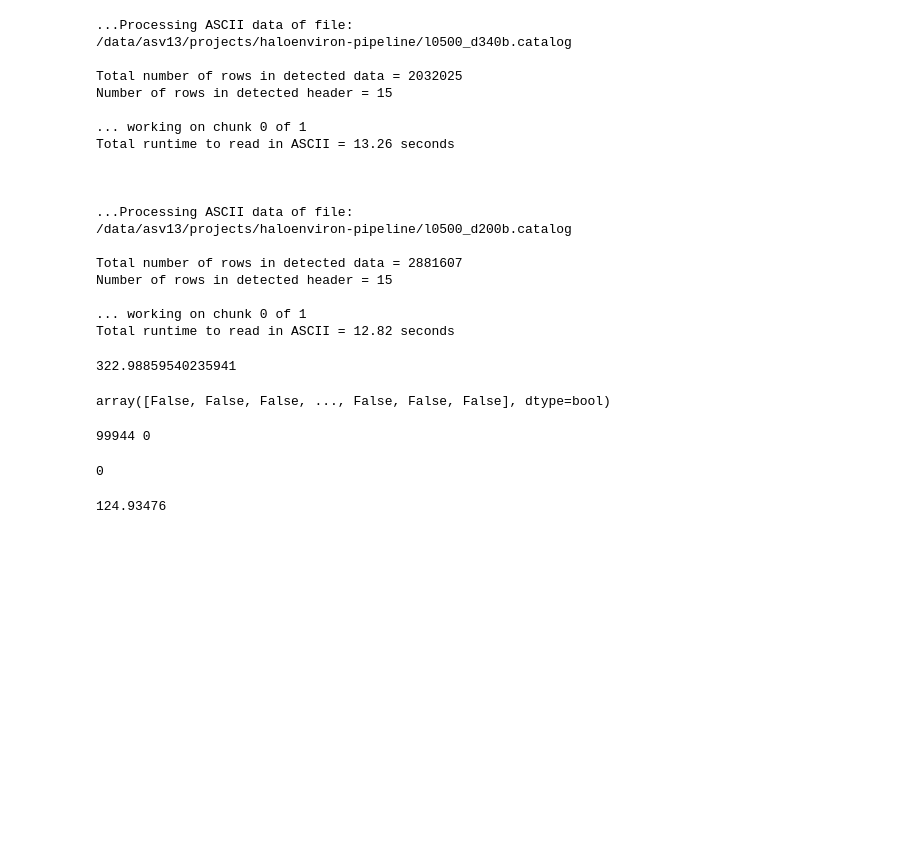
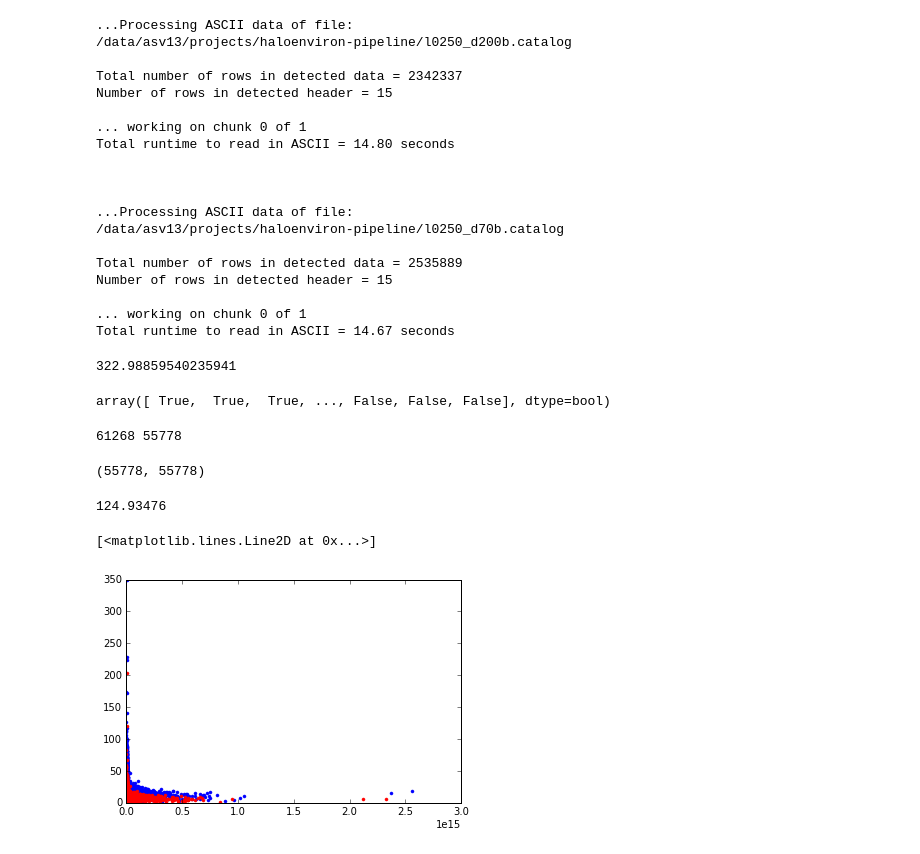
Before and after one commit to villarrealas/haloenviron-pipeline, a Jupyter notebook: CatalogMatcher.ipynb, the cells around one changed output. Drawn from its saved outputs; the diff is of its cells as text; code cells hidden in the pictures; blank space fills up the shorter version.

```diff
--- a/CatalogMatcher.ipynb
+++ b/CatalogMatcher.ipynb
@@ -13,10 +13,10 @@ import halotools.mock_observables as mo
 import halotools.sim_manager as sm
 import astropy.coordinates as coord
 # %%
-fname = './l0500_d340b.catalog' # file name to z0.0.catalog
-mthresh = 3e12  # threshold mass in Msun/h
+fname = './l0250_d200b.catalog' # file name to z0.0.catalog
+mthresh = 7e11  # threshold mass in Msun/h
 gnewton = 4.302e-6
-lbox = 500.0
+lbox = 250.0
 vhost_min = 240.0
 vrat_frac = 0.3
 vsub_min = vhost_min * vrat_frac
@@ -31,10 +31,10 @@ reader = sm.TabularAsciiReader(fname, rs_dict, row_cut_min_dict={'halo_mass':mth
                                row_cut_eq_dict={'halo_pid':-1})
 hosts_data_master = reader.read_ascii()
 
-fname = './l0500_d200b.catalog' # file name to z0.0.catalog
-mthresh = 4e12  # threshold mass in Msun/h
+fname = './l0250_d70b.catalog' # file name to z0.0.catalog
+mthresh = 9e11  # threshold mass in Msun/h
 gnewton = 4.302e-6
-lbox = 500.0
+lbox = 250.0
 vhost_min = 240.0
 vrat_frac = 0.3
 vsub_min = vhost_min * vrat_frac
@@ -50,24 +50,24 @@ reader = sm.TabularAsciiReader(fname, rs_dict, row_cut_min_dict={'halo_mass':mth
 hosts_data_matching = reader.read_ascii()
 # %% [output]
 ...Processing ASCII data of file:
-/data/asv13/projects/haloenviron-pipeline/l0500_d340b.catalog
+/data/asv13/projects/haloenviron-pipeline/l0250_d200b.catalog
 
-Total number of rows in detected data = 2032025
+Total number of rows in detected data = 2342337
 Number of rows in detected header = 15
 
 ... working on chunk 0 of 1
-Total runtime to read in ASCII = 13.26 seconds
+Total runtime to read in ASCII = 14.80 seconds
 
 
 
 ...Processing ASCII data of file:
-/data/asv13/projects/haloenviron-pipeline/l0500_d200b.catalog
+/data/asv13/projects/haloenviron-pipeline/l0250_d70b.catalog
 
-Total number of rows in detected data = 2881607
+Total number of rows in detected data = 2535889
 Number of rows in detected header = 15
 
 ... working on chunk 0 of 1
-Total runtime to read in ASCII = 12.82 seconds
+Total runtime to read in ASCII = 14.67 seconds
 # %%
 c_master = coord.SkyCoord(x=hosts_data_master['halo_x'], y=hosts_data_master['halo_y'], z=hosts_data_master['halo_z'],
                          unit='Mpc', frame='icrs', representation='cartesian')
@@ -82,20 +82,30 @@ np.percentile(sep3d,70)
 322.98859540235941
 # %%
 mask = (sep3d.value <= hosts_data_matching['halo_rvir']*.001*.1)
+othermask = idx[np.where(sep3d.value <= hosts_data_matching['halo_rvir']*.001*.1)]
 # %%
 mask
 # %% [output]
-array([False, False, False, ..., False, False, False], dtype=bool)
+array([ True,  True,  True, ..., False, False, False], dtype=bool)
 # %%
 print len(mask), np.sum(mask)
 # %% [output]
-99944 0
+61268 55778
 # %%
 matched_catalog = hosts_data_matching[np.where(mask==True)]
+matched_catalog_master = hosts_data_master[othermask]
 # %%
-len(matched_catalog)
+len(matched_catalog), len(matched_catalog_master)
 # %% [output]
-0
+(55778, 55778)
 # %%
 # %% [output]
 124.93476
+# %%
+plt.plot(matched_catalog['halo_mass'], matched_catalog['halo_rvir']/matched_catalog['halo_rs'],
+         'b.')
+plt.plot(matched_catalog_master['halo_mass'], matched_catalog_master['halo_rvir']/matched_catalog_master['halo_rs'],
+         'r.')
+# %% [output]
+[<matplotlib.lines.Line2D at 0x...>]
+[figure, added]
```
Also changed, not shown: parts of 1 cell of this notebook, 3 other files.
